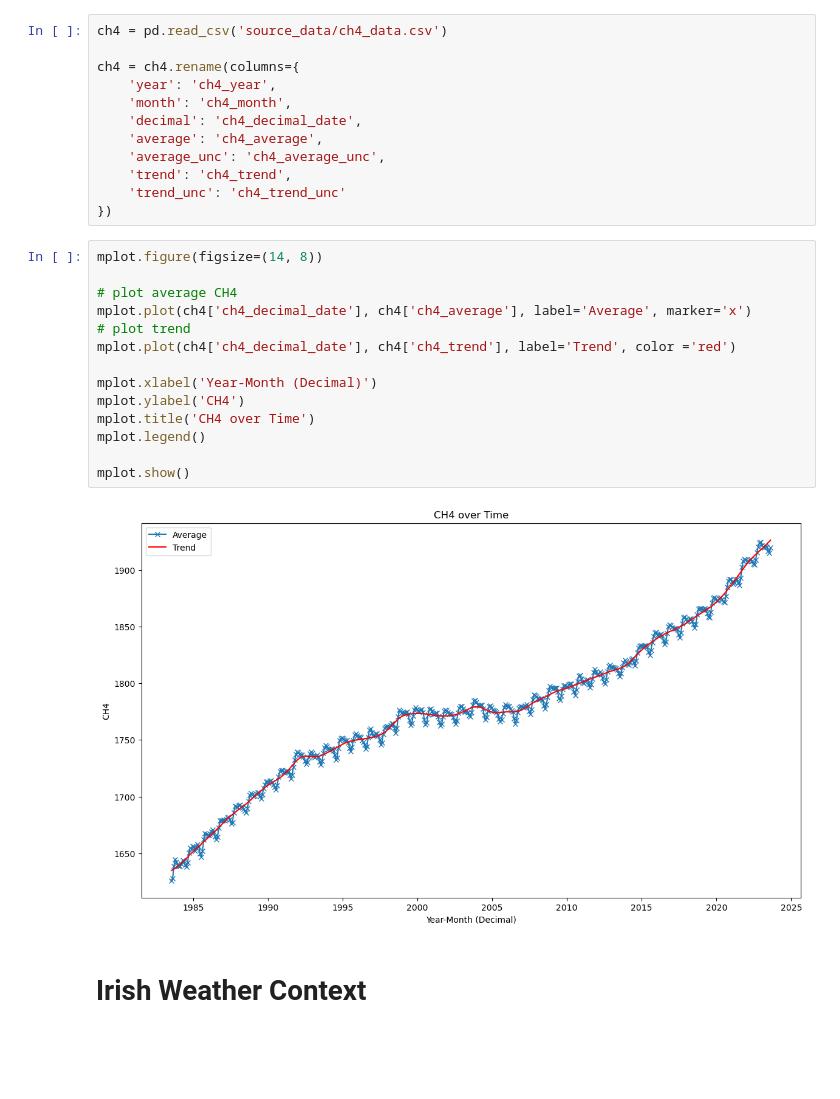
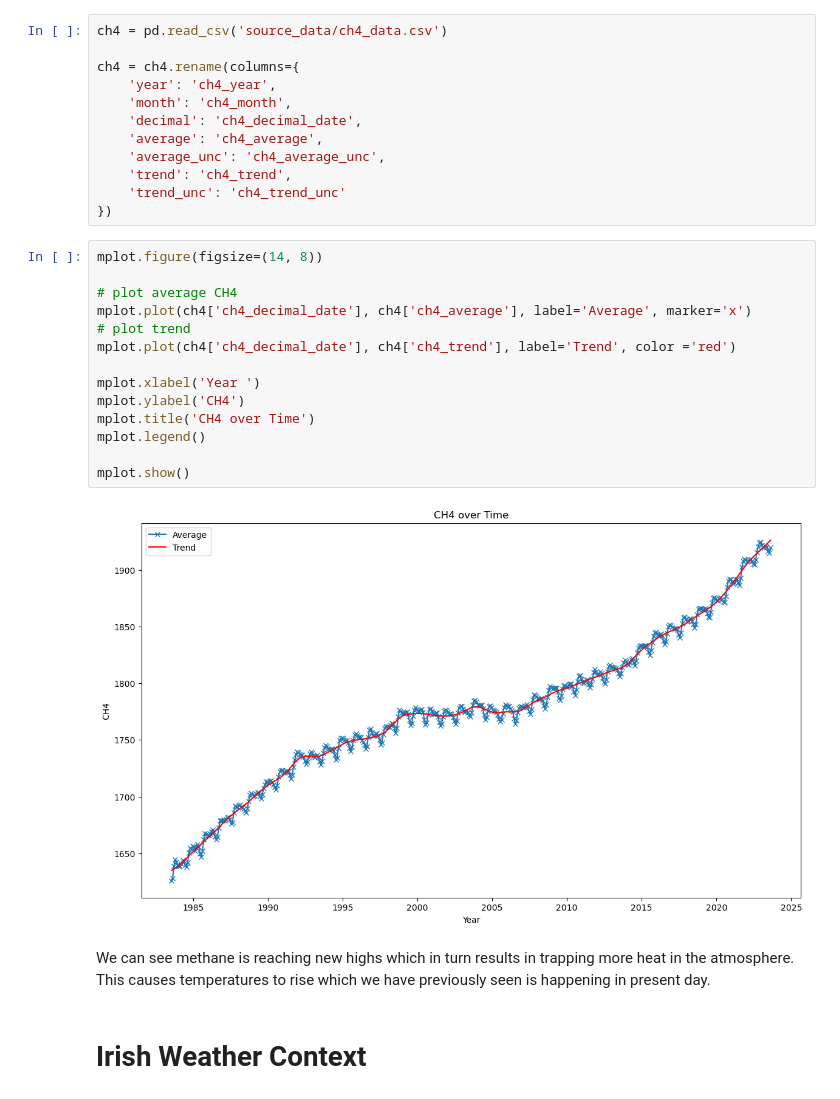
Before and after one commit to frankquinn89/PROGRAMMING_FOR_DATA_ANALYSIS_2, a Jupyter notebook: project.ipynb, the cells around one changed output. Drawn from its saved outputs; the diff is of its cells as text; blank space fills up the shorter version.

Commit message:
add ch4 methane analysis

```diff
--- a/project.ipynb
+++ b/project.ipynb
@@ -192,19 +192,21 @@ ch4 = ch4.rename(columns={
 # %%
 mplot.figure(figsize=(14, 8))
 
 # plot average CH4
 mplot.plot(ch4['ch4_decimal_date'], ch4['ch4_average'], label='Average', marker='x')
 # plot trend
 mplot.plot(ch4['ch4_decimal_date'], ch4['ch4_trend'], label='Trend', color ='red')
 
-mplot.xlabel('Year-Month (Decimal)')
+mplot.xlabel('Year ')
 mplot.ylabel('CH4')
 mplot.title('CH4 over Time')
 mplot.legend()
 
 mplot.show()
 # %% [output]
-[figure, old version]
+[figure, new version]
+# %% [markdown]
+We can see methane is reaching new highs which in turn results in trapping more heat in the atmosphere. This causes temperatures to rise which we have previously seen is happening in present day.
 # %% [markdown]
 # Irish Weather Context
 # %% [markdown]
```
Also changed, not shown: parts of 1 cell of this notebook.
